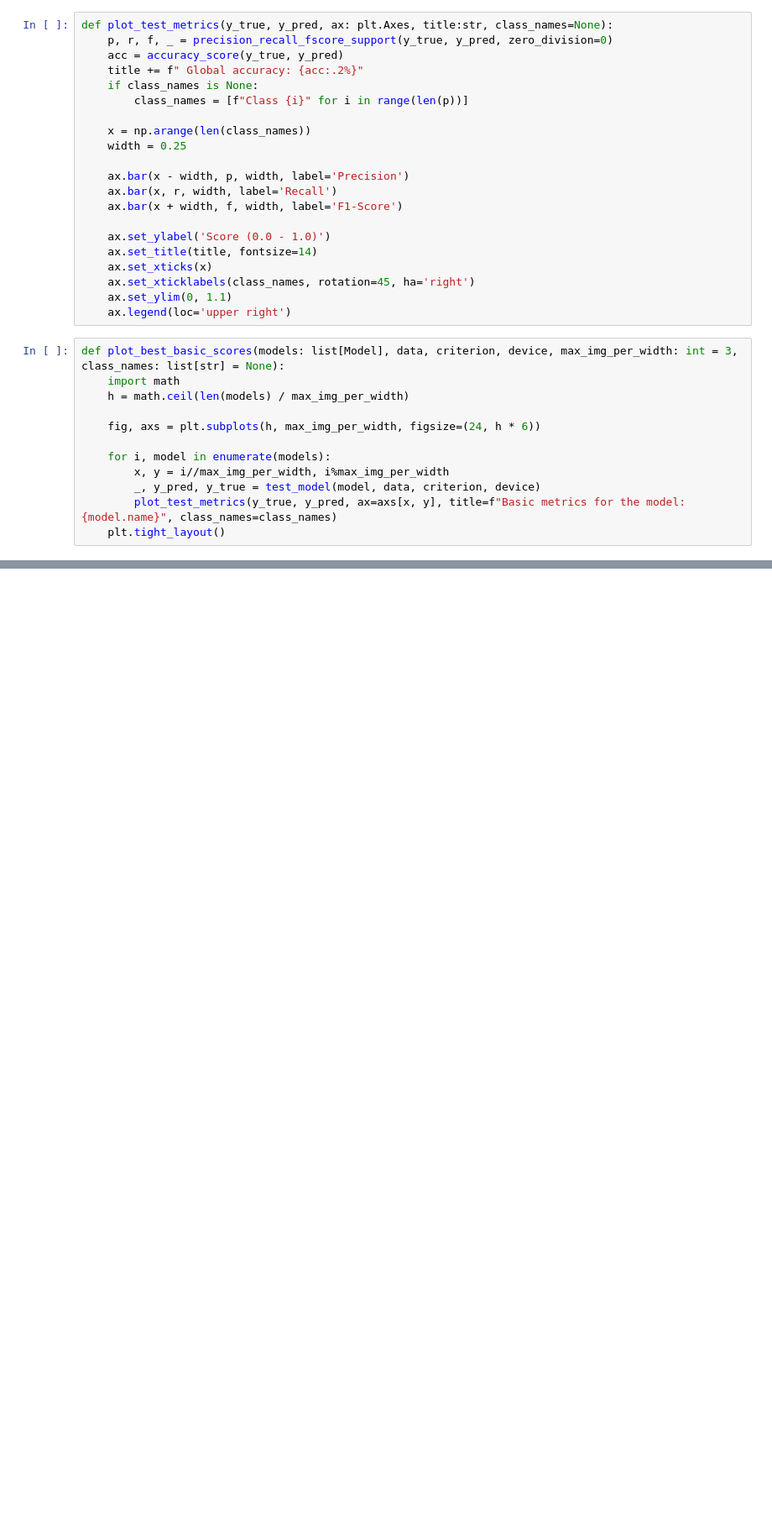
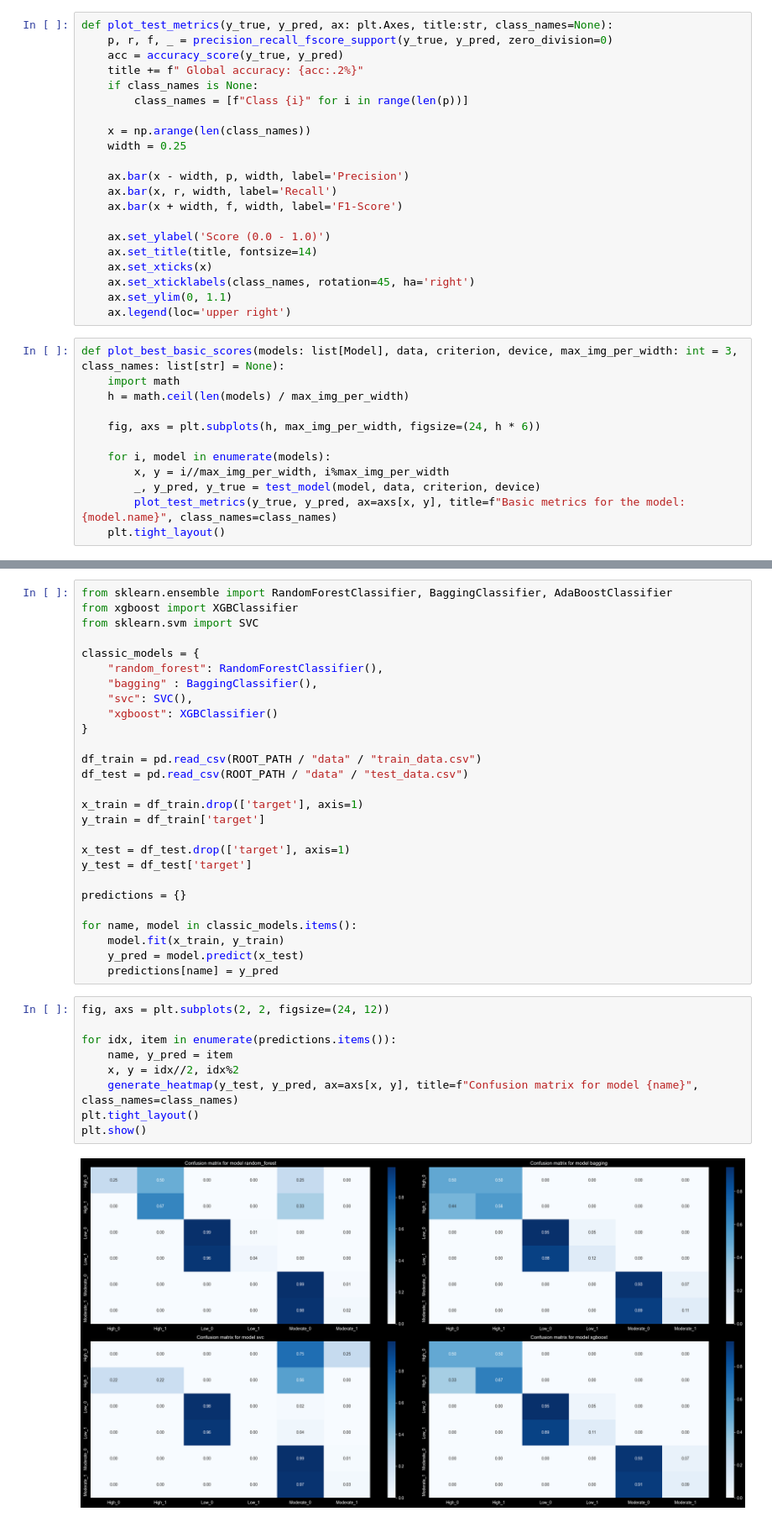
Before and after one commit to Gawronek-8/GGSN-projects, a Jupyter notebook: proj1/Model_testing.ipynb, the cells around one changed output, grey strips where cells are left out. Shown at 84% size. Drawn from its saved outputs; the diff is of its cells as text; blank space fills up the shorter version.

Commit message:
Added classical methods and more refactor

```diff
--- a/proj1/Model_testing.ipynb
+++ b/proj1/Model_testing.ipynb
@@ -327,0 +312,38 @@ plot_best_basic_scores(models_list, test_loader, nn.CrossEntropyLoss(), device="
+# %%
+from sklearn.ensemble import RandomForestClassifier, BaggingClassifier, AdaBoostClassifier
+from xgboost import XGBClassifier
+from sklearn.svm import SVC
+
+classic_models = {
+    "random_forest": RandomForestClassifier(),
+    "bagging" : BaggingClassifier(),
+    "svc": SVC(),
+    "xgboost": XGBClassifier()
+}
+
+df_train = pd.read_csv(ROOT_PATH / "data" / "train_data.csv")
+df_test = pd.read_csv(ROOT_PATH / "data" / "test_data.csv")
+
+x_train = df_train.drop(['target'], axis=1)
+y_train = df_train['target']
+
+x_test = df_test.drop(['target'], axis=1)
+y_test = df_test['target']
+
+predictions = {}
+
+for name, model in classic_models.items():
+    model.fit(x_train, y_train)
+    y_pred = model.predict(x_test)
+    predictions[name] = y_pred
+# %%
+fig, axs = plt.subplots(2, 2, figsize=(24, 12))
+
+for idx, item in enumerate(predictions.items()):
+    name, y_pred = item
+    x, y = idx//2, idx%2
+    generate_heatmap(y_test, y_pred, ax=axs[x, y], title=f"Confusion matrix for model {name}", class_names=class_names)
+plt.tight_layout()
+plt.show()
+# %% [output]
+[figure, added]
```
Also changed, not shown: parts of 10 cells of this notebook, 1 other file.
